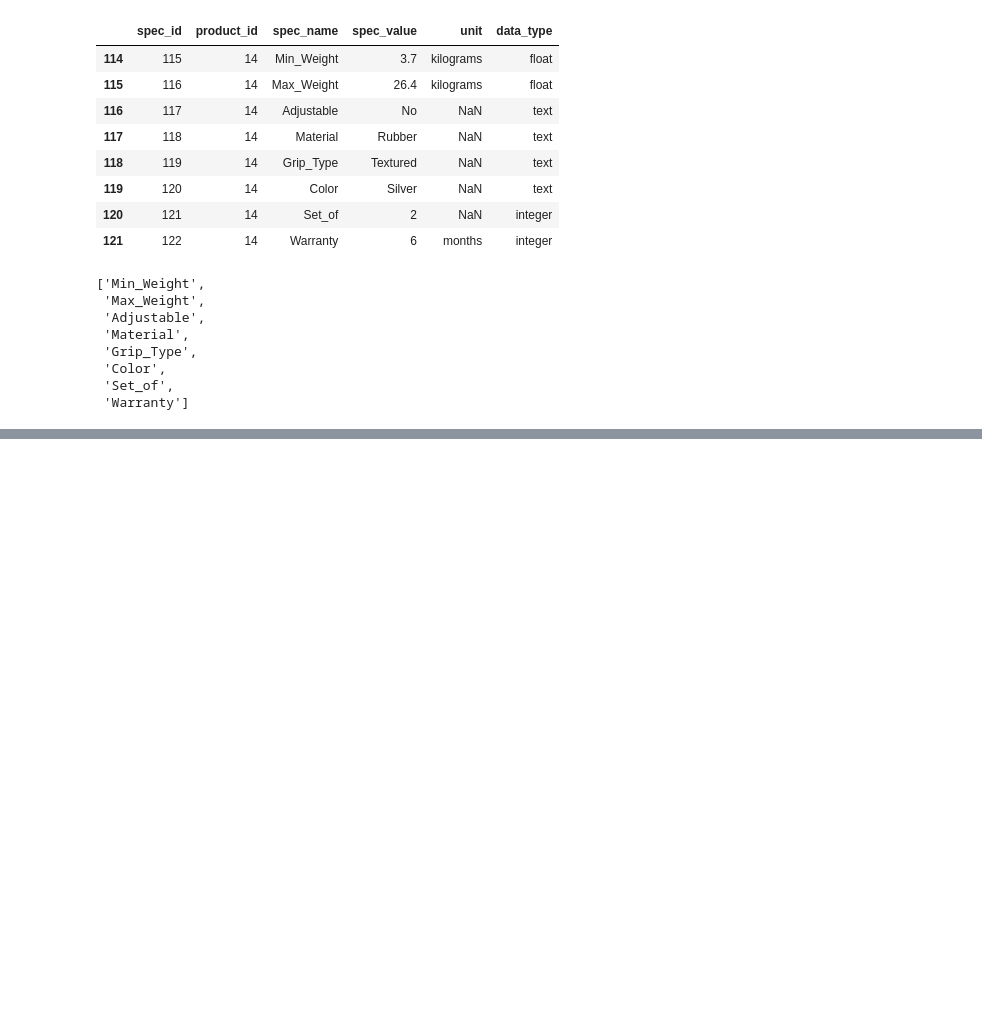
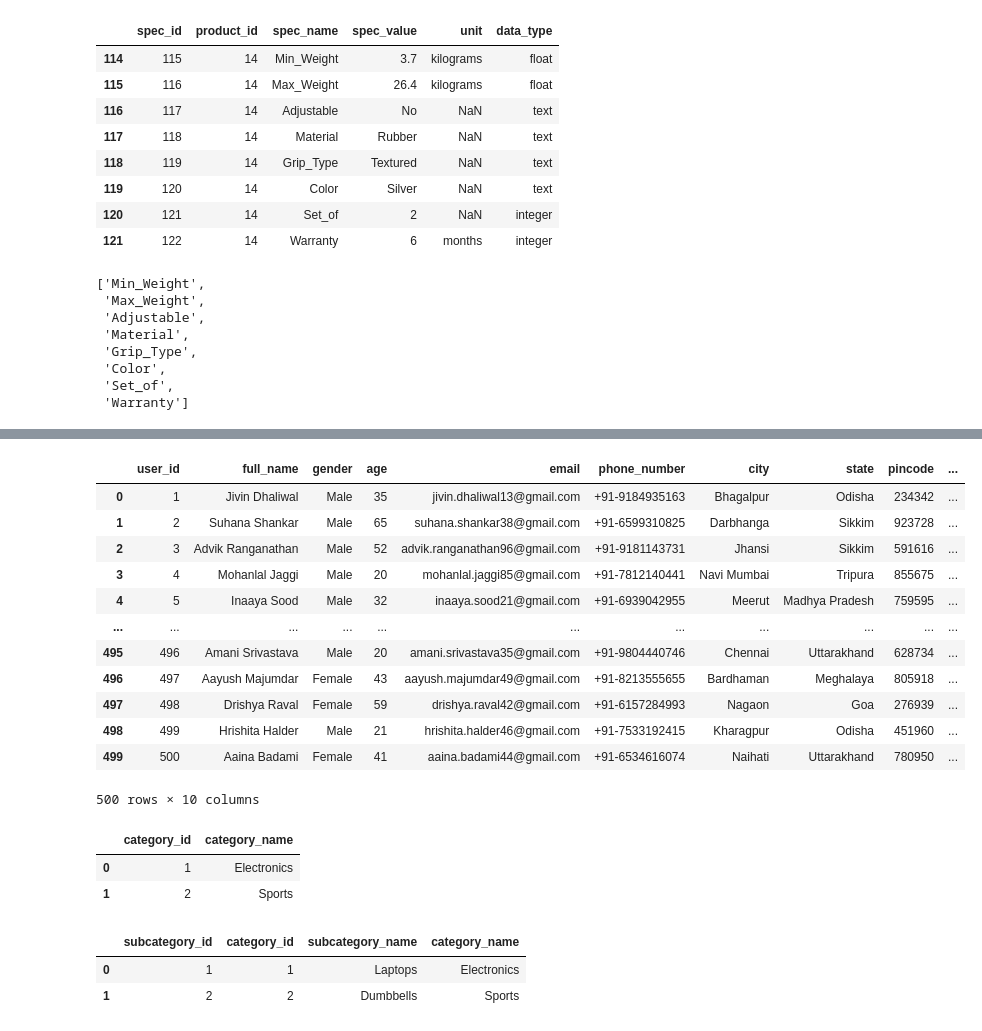
Before and after one commit to bhattacharjeeajay12/EAG_V1_CAPESTONE, a Jupyter notebook: dev_docs/data_quality_2.ipynb, the cells around one changed output, grey strips where cells are left out. Saved outputs shown, nothing was run; the diff lists cells and outputs as text; code cells hidden in the pictures; blank space fills up the shorter version.

```diff
--- a/dev_docs/data_quality_2.ipynb
+++ b/dev_docs/data_quality_2.ipynb
@@ -275,0 +349,28 @@ list(specification_df[specification_df["product_id"]==14]["spec_name"])
+# %%
+user_df
+# %% [output]
+|  | user_id | full_name | gender | age | email | phone_number | city | state | pincode | ... |
+| 0 | 1 | Jivin Dhaliwal | Male | 35 | jivin.dhaliwal13@gmail.com | +91-9184935163 | Bhagalpur | Odisha | 234342 | ... |
+| 1 | 2 | Suhana Shankar | Male | 65 | suhana.shankar38@gmail.com | +91-6599310825 | Darbhanga | Sikkim | 923728 | ... |
+| 2 | 3 | Advik Ranganathan | Male | 52 | advik.ranganathan96@gmail.com | +91-9181143731 | Jhansi | Sikkim | 591616 | ... |
+| 3 | 4 | Mohanlal Jaggi | Male | 20 | mohanlal.jaggi85@gmail.com | +91-7812140441 | Navi Mumbai | Tripura | 855675 | ... |
+| 4 | 5 | Inaaya Sood | Male | 32 | inaaya.sood21@gmail.com | +91-6939042955 | Meerut | Madhya Pradesh | 759595 | ... |
+| ... | ... | ... | ... | ... | ... | ... | ... | ... | ... | ... |
+| 495 | 496 | Amani Srivastava | Male | 20 | amani.srivastava35@gmail.com | +91-9804440746 | Chennai | Uttarakhand | 628734 | ... |
+| 496 | 497 | Aayush Majumdar | Female | 43 | aayush.majumdar49@gmail.com | +91-8213555655 | Bardhaman | Meghalaya | 805918 | ... |
+| 497 | 498 | Drishya Raval | Female | 59 | drishya.raval42@gmail.com | +91-6157284993 | Nagaon | Goa | 276939 | ... |
+| 498 | 499 | Hrishita Halder | Male | 21 | hrishita.halder46@gmail.com | +91-7533192415 | Kharagpur | Odisha | 451960 | ... |
+| 499 | 500 | Aaina Badami | Female | 41 | aaina.badami44@gmail.com | +91-6534616074 | Naihati | Uttarakhand | 780950 | ... |
+500 rows × 10 columns
+# %%
+category_df
+# %% [output]
+|  | category_id | category_name |
+| 0 | 1 | Electronics |
+| 1 | 2 | Sports |
+# %%
+subcategory_df
+# %% [output]
+|  | subcategory_id | category_id | subcategory_name | category_name |
+| 0 | 1 | 1 | Laptops | Electronics |
+| 1 | 2 | 2 | Dumbbells | Sports |
```
Also changed, not shown: parts of 20 cells of this notebook, 7 other files.
